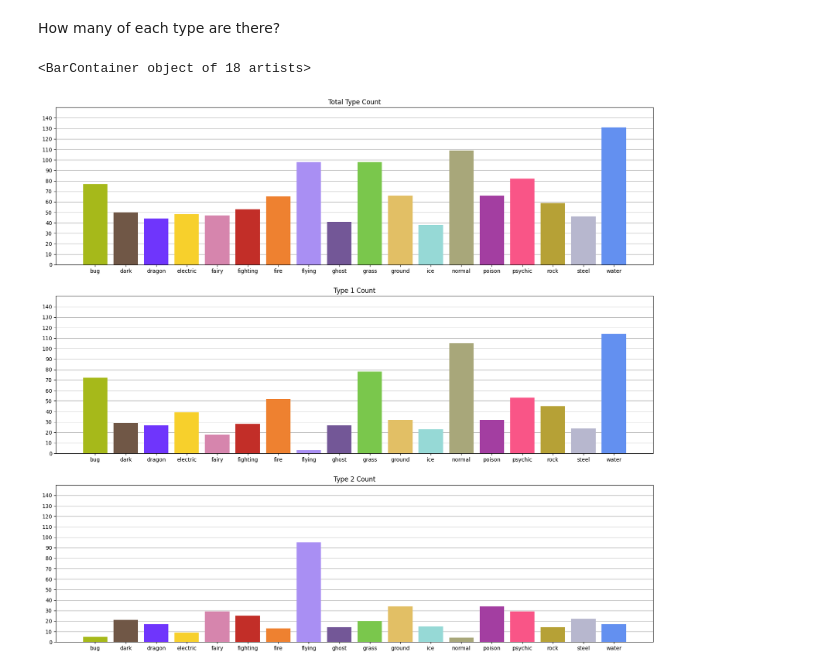
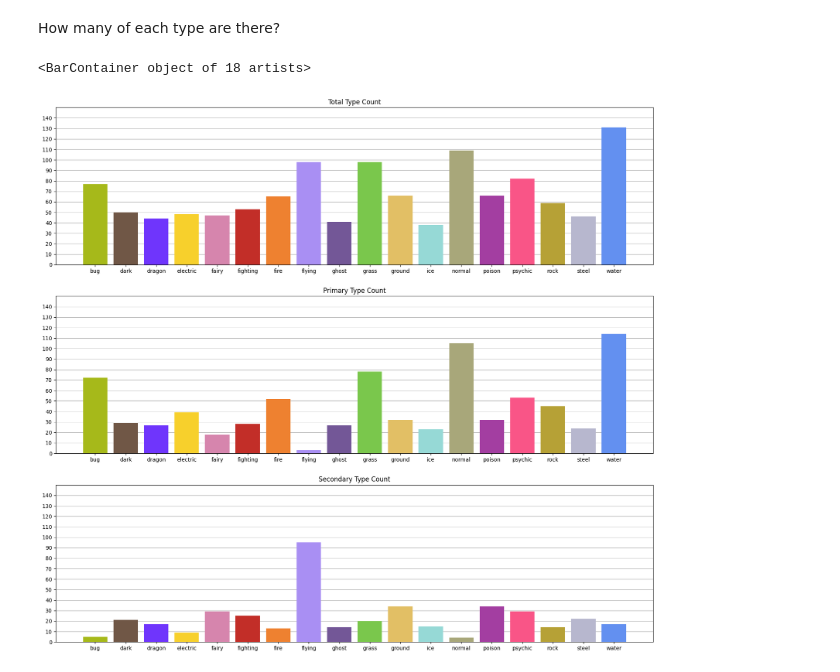
Before and after one commit to Meakinl2/Pokemon-Data-Analysis, a Jupyter notebook: data-visualisation.ipynb, the cells around one changed output. Saved outputs shown, nothing was run; the diff lists cells and outputs as text; code cells hidden in the pictures.

```diff
--- a/data-visualisation.ipynb
+++ b/data-visualisation.ipynb
@@ -9,36 +10,36 @@ How many of each type are there?
 # %%
 type1_counts = raw_dataframe["type1"].value_counts().to_dict()
 type2_counts = raw_dataframe["type2"].value_counts().to_dict()
 type_counts = {}
 
 type1_counts = {key: value for key, value in sorted(type1_counts.items())}
 type2_counts = {key: value for key, value in sorted(type2_counts.items())}
-type_counts = {key: value for key, value in sorted(type_counts.items())}
 
 for key in type1_counts.keys():
     type_counts[key] = type1_counts[key] + type2_counts[key]
 
-colours = ['#A6B91A', '#705746', '#6F35FC', '#F7D02C', '#D685AD', '#C22E28', '#EE8130', '#A98FF3', '#735797', '#7AC74C', '#E2BF65', '#96D9D6', '#A8A77A', '#A33EA1', '#F95587', '#B6A136', '#B7B7CE', '#6390F0']
+# Colours Assigned to each type within Pokemon to make the Graphs look nicer.
+type_colours = ['#A6B91A', '#705746', '#6F35FC', '#F7D02C', '#D685AD', '#C22E28', '#EE8130', '#A98FF3', '#735797', '#7AC74C', '#E2BF65', '#96D9D6', '#A8A77A', '#A33EA1', '#F95587', '#B6A136', '#B7B7CE', '#6390F0']
 
 plt.rcParams['figure.figsize'] = [20, 18]
 fig, [ax1, ax2, ax3] = plt.subplots(ncols=1, nrows=3)
 
 for ax in [ax1, ax2, ax3]:
     ax.set_ylim([0,150])
     ax.set_yticks(range(0, 141, 10))
     ax.set_xticks(range(len(type_counts)), list(type_counts.keys()))
     ax.set_axisbelow(True)
     ax.grid(axis="y")
 
 
 ax1.set_title("Total Type Count")
-ax1.bar(range(len(type_counts)), list(type_counts.values()), color=colours)
+ax1.bar(range(len(type_counts)), list(type_counts.values()), color=type_colours)
 
-ax2.set_title("Type 1 Count")
-ax2.bar(range(len(type1_counts)), list(type1_counts.values()), color=colours)
+ax2.set_title("Primary Type Count")
+ax2.bar(range(len(type1_counts)), list(type1_counts.values()), color=type_colours)
 
-ax3.set_title("Type 2 Count")
-ax3.bar(range(len(type2_counts)), list(type2_counts.values()), color=colours)
+ax3.set_title("Secondary Type Count")
+ax3.bar(range(len(type2_counts)), list(type2_counts.values()), color=type_colours)
 # %% [output]
 <BarContainer object of 18 artists>
-[figure, old version]
+[figure, new version]
```
Also changed, not shown: parts of 3 cells of this notebook.
